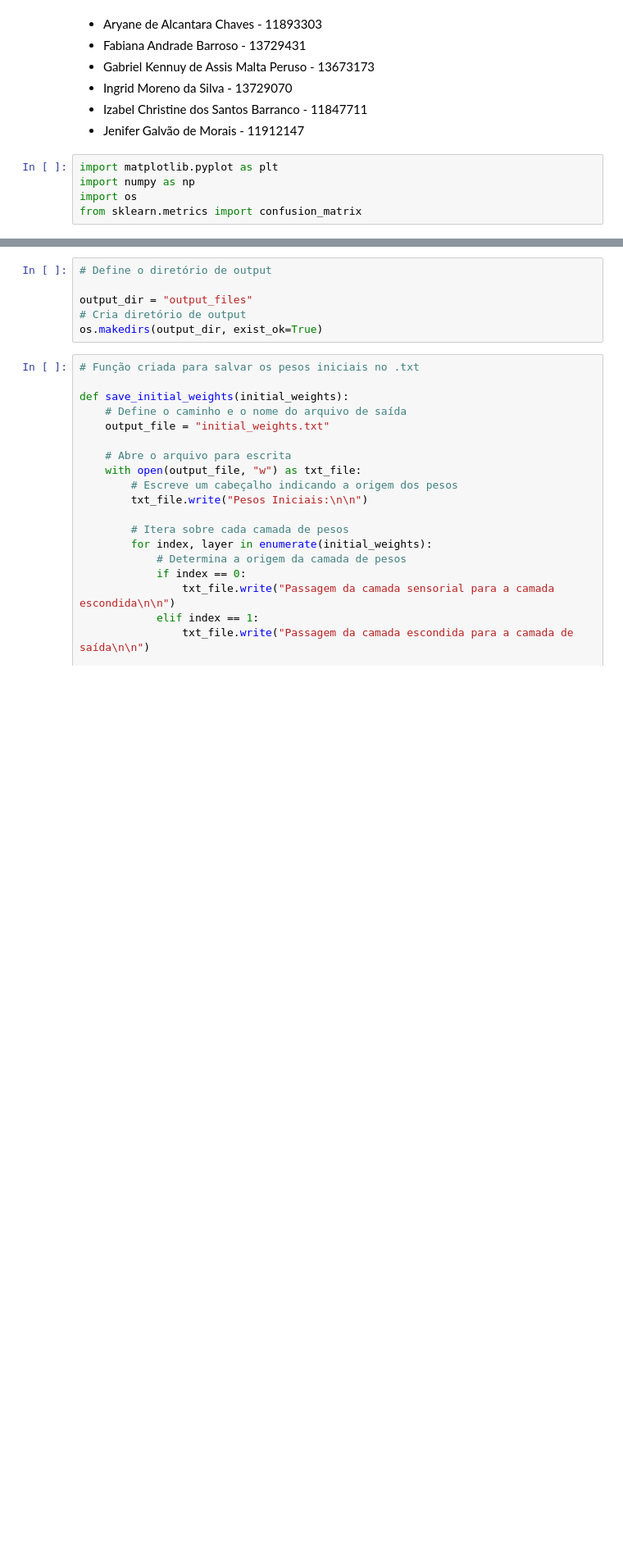
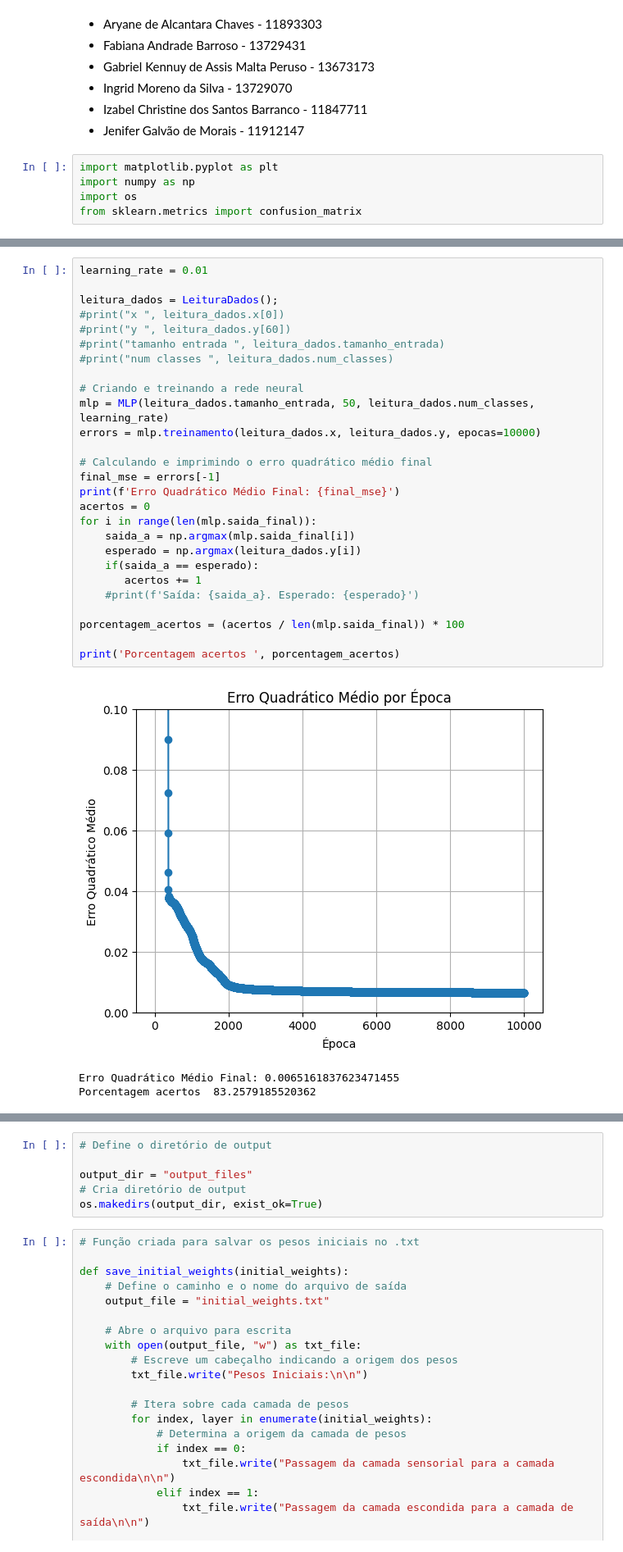
Before and after one commit to IngridMoreno12/projeto_IA, a Jupyter notebook: main.ipynb, the cells around one changed output, grey strips where cells are left out. Shown: that part at 82% size. Cells and saved outputs as stored; diff of their text form; blank space fills up the shorter version.

```diff
--- a/main.ipynb
+++ b/main.ipynb
@@ -88,0 +140,31 @@ class MLP:
+# %%
+learning_rate = 0.01
+
+leitura_dados = LeituraDados();
+#print("x ", leitura_dados.x[0])
+#print("y ", leitura_dados.y[60])
+#print("tamanho entrada ", leitura_dados.tamanho_entrada)
+#print("num classes ", leitura_dados.num_classes)
+
+# Criando e treinando a rede neural
+mlp = MLP(leitura_dados.tamanho_entrada, 50, leitura_dados.num_classes, learning_rate)
+errors = mlp.treinamento(leitura_dados.x, leitura_dados.y, epocas=10000)
+
+# Calculando e imprimindo o erro quadrático médio final
+final_mse = errors[-1]
+print(f'Erro Quadrático Médio Final: {final_mse}')
+acertos = 0
+for i in range(len(mlp.saida_final)):
+    saida_a = np.argmax(mlp.saida_final[i])
+    esperado = np.argmax(leitura_dados.y[i])
+    if(saida_a == esperado):
+       acertos += 1
+    #print(f'Saída: {saida_a}. Esperado: {esperado}')
+
+porcentagem_acertos = (acertos / len(mlp.saida_final)) * 100
+
+print('Porcentagem acertos ', porcentagem_acertos)
+# %% [output]
+[figure, added]
+Erro Quadrático Médio Final: 0.0065161837623471455
+Porcentagem acertos  83.2579185520362
```
Also changed, not shown: parts of 4 cells of this notebook.
